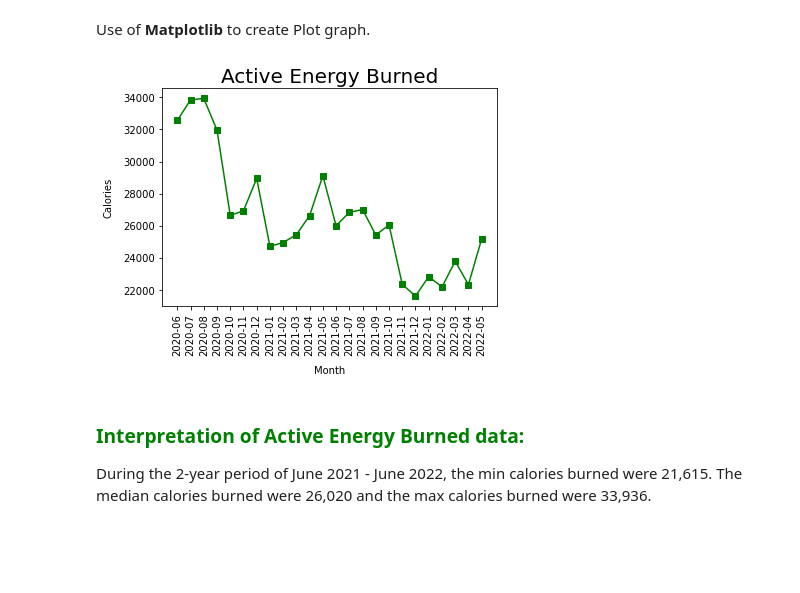
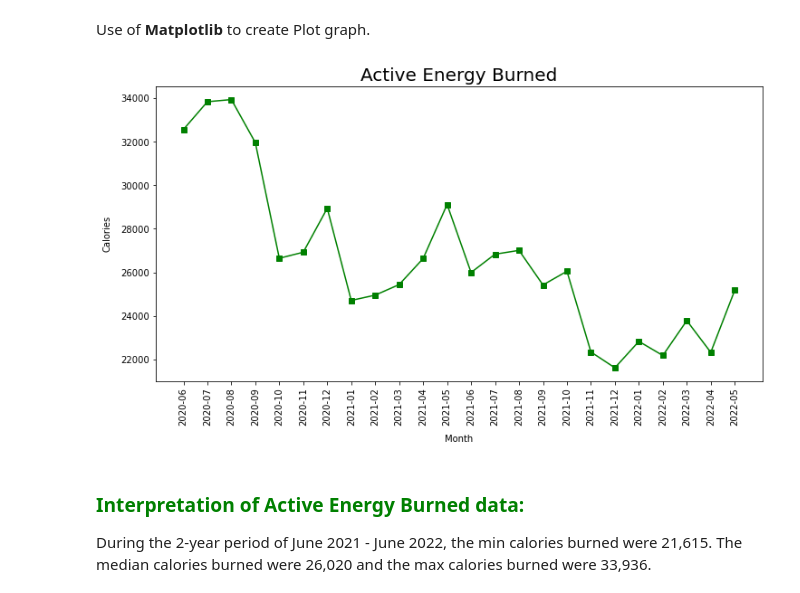
Before and after one commit to KimBug29/AppleDataKW, a Jupyter notebook: HealthData.ipynb, the cells around one changed output. Cells and saved outputs as stored; diff of their text form; code cells hidden in the pictures; blank space fills up the shorter version.

```diff
--- a/HealthData.ipynb
+++ b/HealthData.ipynb
@@ -106,14 +108,16 @@ Use of <b>Matplotlib</b> to create Plot graph.
 # %%
 from matplotlib import pyplot as plt
 # %%
+# Plot the 2-year period (in months) of Active Energy Burned (calories)
+plt.figure(figsize = (12, 6))
 plt.plot(health_data_2year_dataframe['Date'], health_data_2year_dataframe['Active energy burned(Cal)'], marker = 's', color = "green")
 plt.xlabel("Month", labelpad=10)
 plt.ylabel("Calories", labelpad=10)
 plt.xticks(rotation="vertical")
 plt.title("Active Energy Burned", fontsize=20)
 plt.show()
 # %% [output]
-[figure, old version]
+[figure, new version]
 # %% [markdown]
 <h3 style="font-size: 2rm;color:green;">Interpretation of Active Energy Burned data:</h3>
 During the 2-year period of June 2021 - June 2022, the min calories burned were 21,615. The median calories burned were 26,020 and the max calories burned were 33,936.
```
Also changed, not shown: parts of 8 cells of this notebook.
